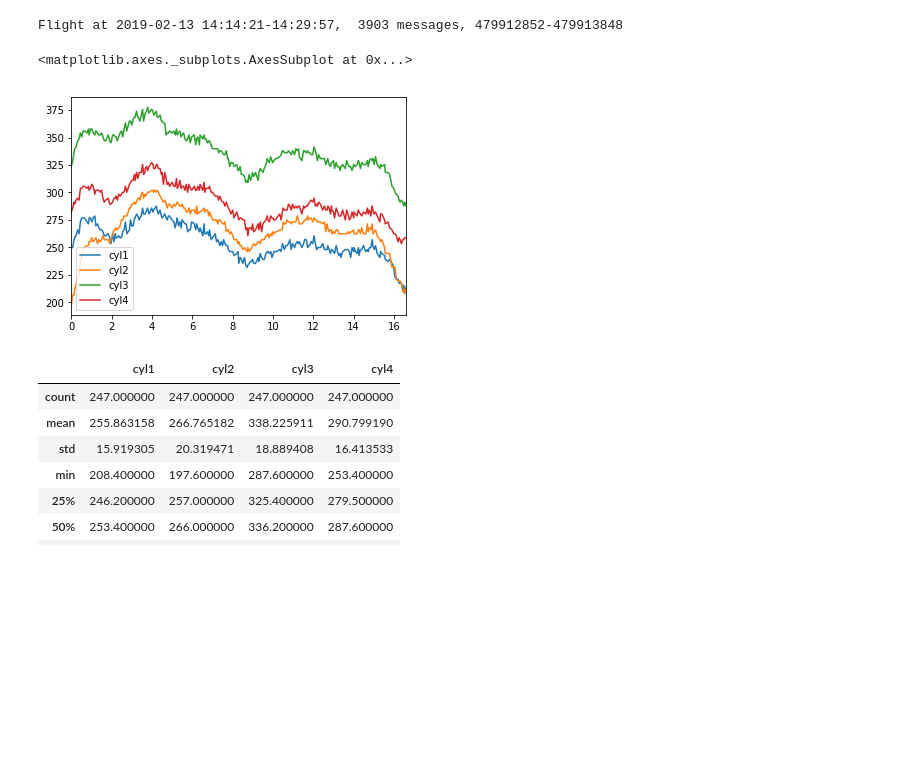
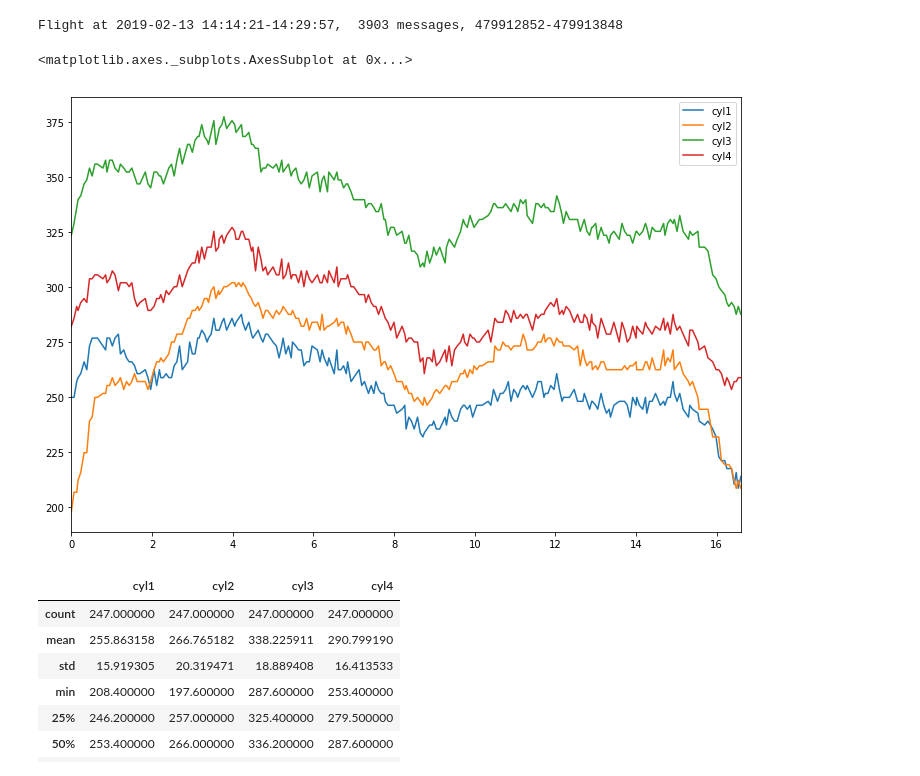
Before and after one commit to azemon/MglEfisPlotter, a Jupyter notebook: notebooks/pandas.ipynb, the cells around one changed output. Saved outputs shown, nothing was run; the diff lists cells and outputs as text; code cells hidden in the pictures; blank space fills up the shorter version.

Commit message:
more DataFrame plotting

```diff
--- a/notebooks/pandas.ipynb
+++ b/notebooks/pandas.ipynb
@@ -33,10 +33,10 @@ Flight at 2019-02-13 14:14:21-14:29:57,  3903 messages, 479912852-479913848
 # %%
 data = f.getData('cht')
 df = pd.DataFrame(data.values(), index=data.keys(), columns=('cyl1', 'cyl2', 'cyl3', 'cyl4'))
-df.plot()
+df.plot(figsize=(12,8))
 # %% [output]
 <matplotlib.axes._subplots.AxesSubplot at 0x...>
-[figure, old version]
+[figure, new version]
 # %%
 df.describe()
 # %% [output]
```
Also changed, not shown: parts of 5 cells of this notebook, 1 other file.
